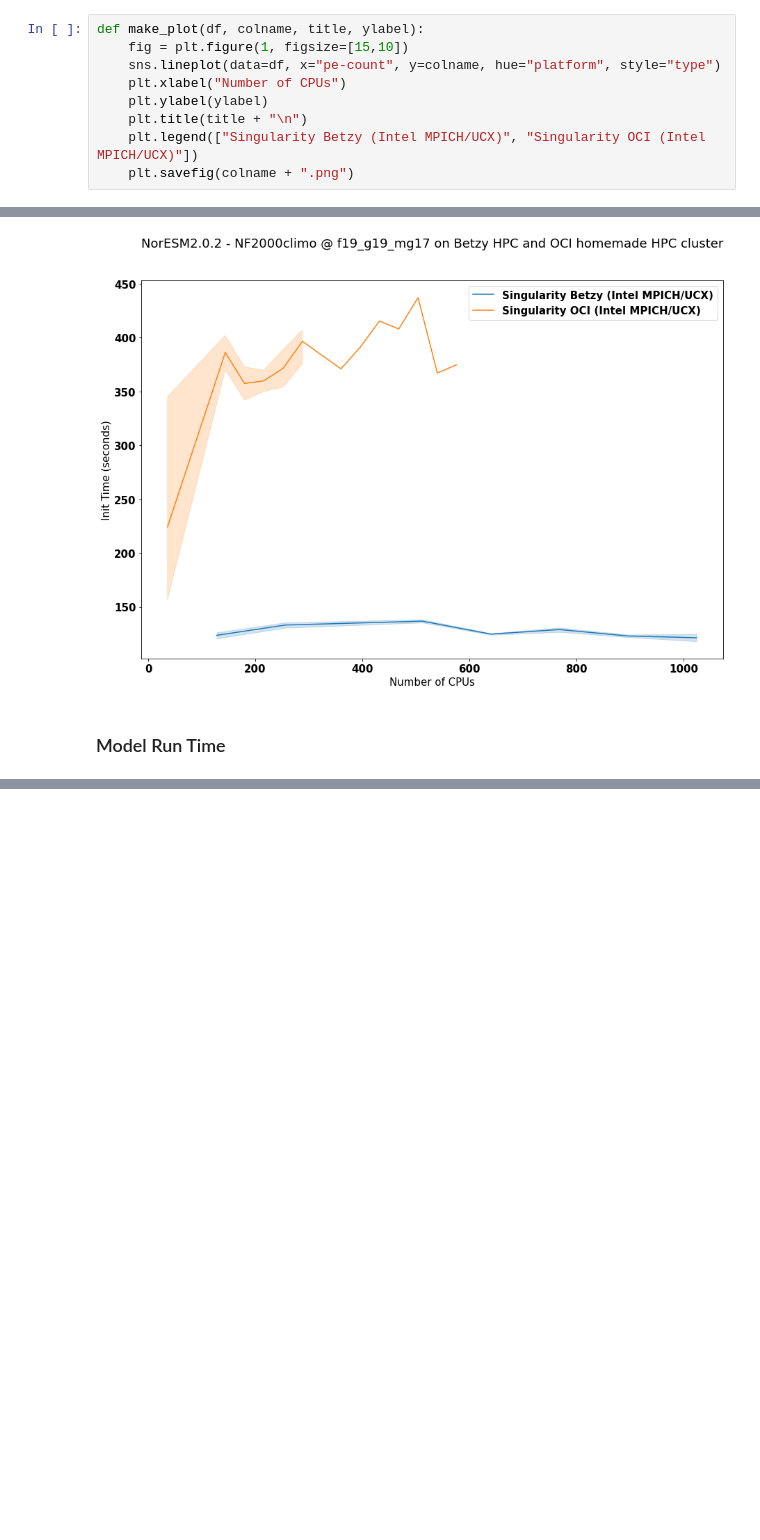
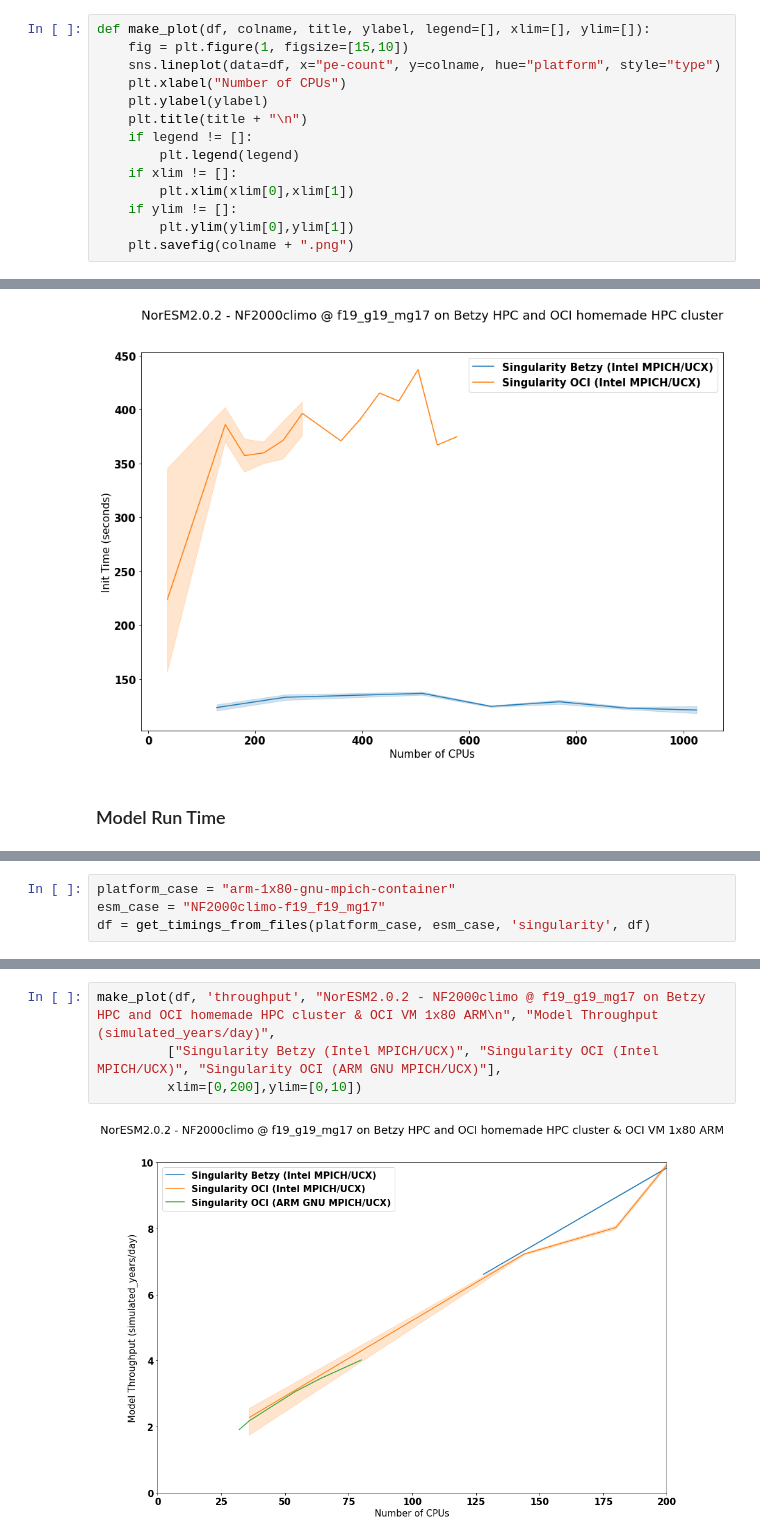
Before and after one commit to NordicESMhub/oracle-HPC-cloud-timings, a Jupyter notebook: plot_timings.ipynb, the cells around one changed output, grey strips where cells are left out. Drawn from its saved outputs; the diff is of its cells as text; blank space fills up the shorter version.

Commit message:
add plot with ARMs

```diff
--- a/plot_timings.ipynb
+++ b/plot_timings.ipynb
@@ -157,13 +157,18 @@ df
 | 113 | oracle-intel-mpich-container | NF2000climo-f19_f19_mg17 | 36 | 339.35 | 2.55 | 170.637 | 2882.113 | 0.014 | singularity |
 114 rows × 9 columns
 # %%
-def make_plot(df, colname, title, ylabel):
+def make_plot(df, colname, title, ylabel, legend=[], xlim=[], ylim=[]):
     fig = plt.figure(1, figsize=[15,10])
     sns.lineplot(data=df, x="pe-count", y=colname, hue="platform", style="type")
     plt.xlabel("Number of CPUs")
     plt.ylabel(ylabel)
     plt.title(title + "\n")
-    plt.legend(["Singularity Betzy (Intel MPICH/UCX)", "Singularity OCI (Intel MPICH/UCX)"])
+    if legend != []:
+        plt.legend(legend)
+    if xlim != []:
+        plt.xlim(xlim[0],xlim[1])
+    if ylim != []:
+        plt.ylim(ylim[0],ylim[1])
     plt.savefig(colname + ".png")
 # %% [markdown]
 ### Plot Model cost
@@ -191,0 +203,4 @@ make_plot(df, 'runtime', "NorESM2.0.2 - NF2000climo @ f19_g19_mg17 on Betzy HPC
+# %%
+platform_case = "arm-1x80-gnu-mpich-container"
+esm_case = "NF2000climo-f19_f19_mg17"
+df = get_timings_from_files(platform_case, esm_case, 'singularity', df)
@@ -191,0 +213,6 @@ make_plot(df, 'runtime', "NorESM2.0.2 - NF2000climo @ f19_g19_mg17 on Betzy HPC
+# %%
+make_plot(df, 'throughput', "NorESM2.0.2 - NF2000climo @ f19_g19_mg17 on Betzy HPC and OCI homemade HPC cluster & OCI VM 1x80 ARM\n", "Model Throughput (simulated_years/day)",
+         ["Singularity Betzy (Intel MPICH/UCX)", "Singularity OCI (Intel MPICH/UCX)", "Singularity OCI (ARM GNU MPICH/UCX)"],
+         xlim=[0,200],ylim=[0,10])
+# %% [output]
+[figure, added]
```
Also changed, not shown: parts of 6 cells of this notebook.
